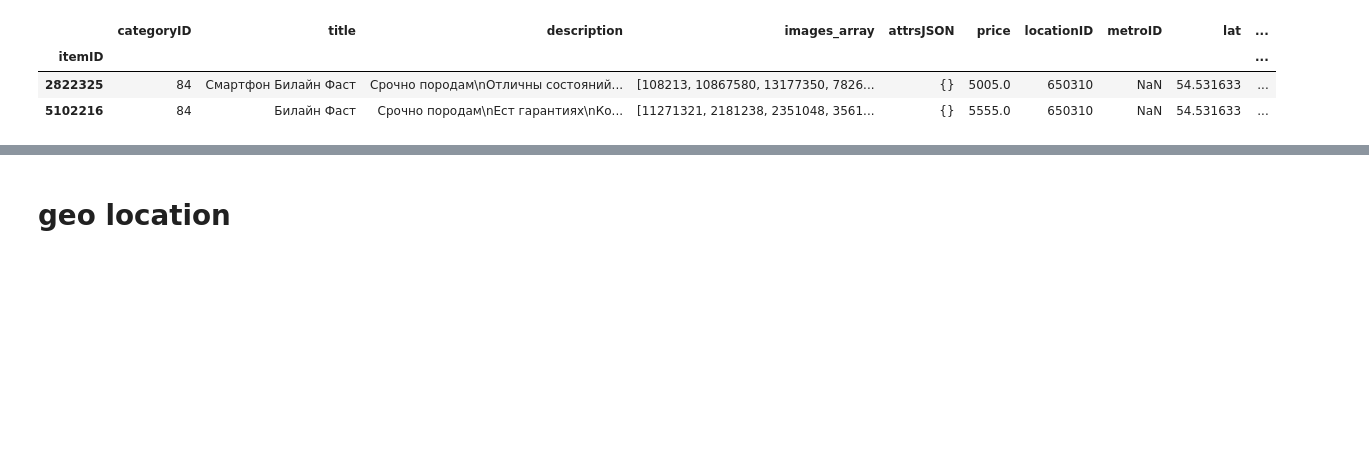
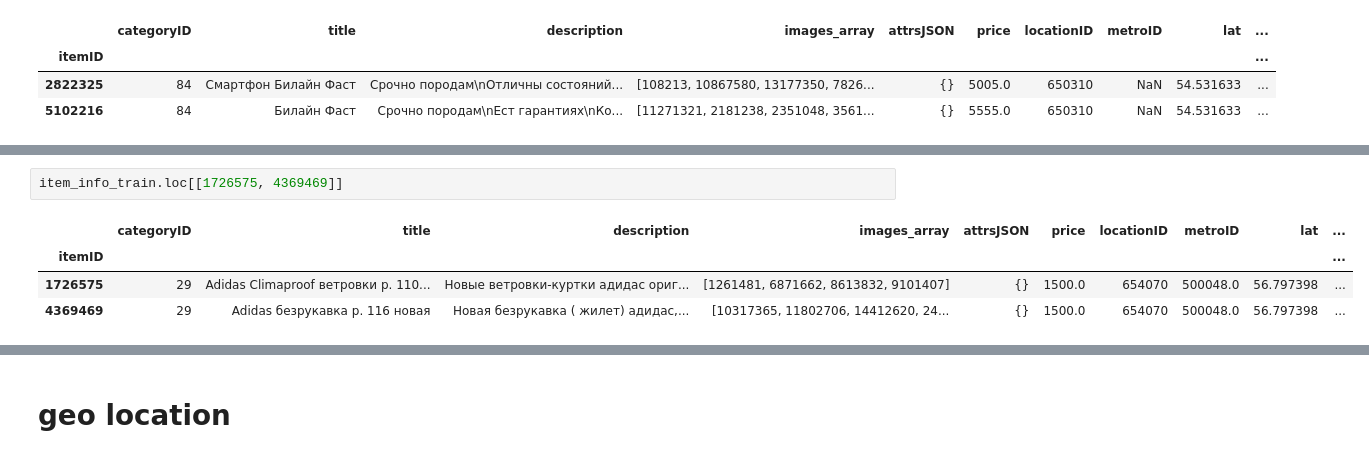
Before and after one commit to qf6101/avito-duplicate-ads-detection, a Jupyter notebook: data exploration.ipynb, the cells around one changed output, grey strips where cells are left out. Drawn from its saved outputs; the diff is of its cells as text; blank space fills up the shorter version.

```diff
--- a/data exploration.ipynb
+++ b/data exploration.ipynb
@@ -221,0 +271,7 @@ item_info_train.loc[[2822325, 5102216]]
+# %%
+item_info_train.loc[[1726575, 4369469]]
+# %% [output]
+|  | categoryID | title | description | images_array | attrsJSON | price | locationID | metroID | lat | ... |
+| itemID |  |  |  |  |  |  |  |  |  | ... |
+| 1726575 | 29 | Adidas Climaproof ветровки р. 110... | Новые ветровки-куртки адидас ориг... | [1261481, 6871662, 8613832, 9101407] | {} | 1500.0 | 654070 | 500048.0 | 56.797398 | ... |
+| 4369469 | 29 | Adidas безрукавка р. 116 новая | Новая безрукавка ( жилет) адидас,... | [10317365, 11802706, 14412620, 24... | {} | 1500.0 | 654070 | 500048.0 | 56.797398 | ... |
```
Also changed, not shown: parts of 14 cells of this notebook.
